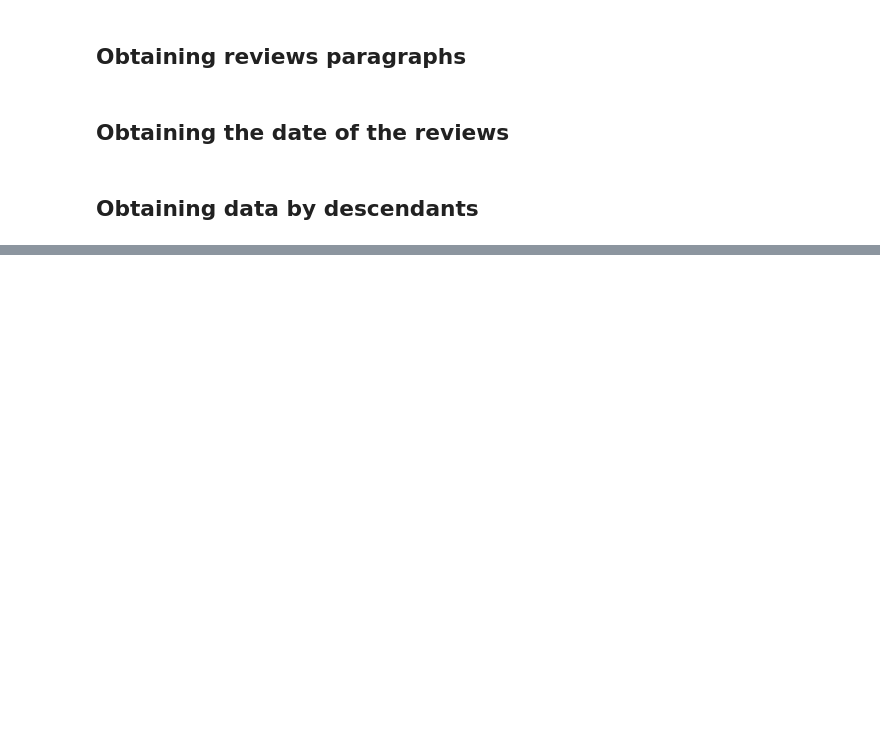
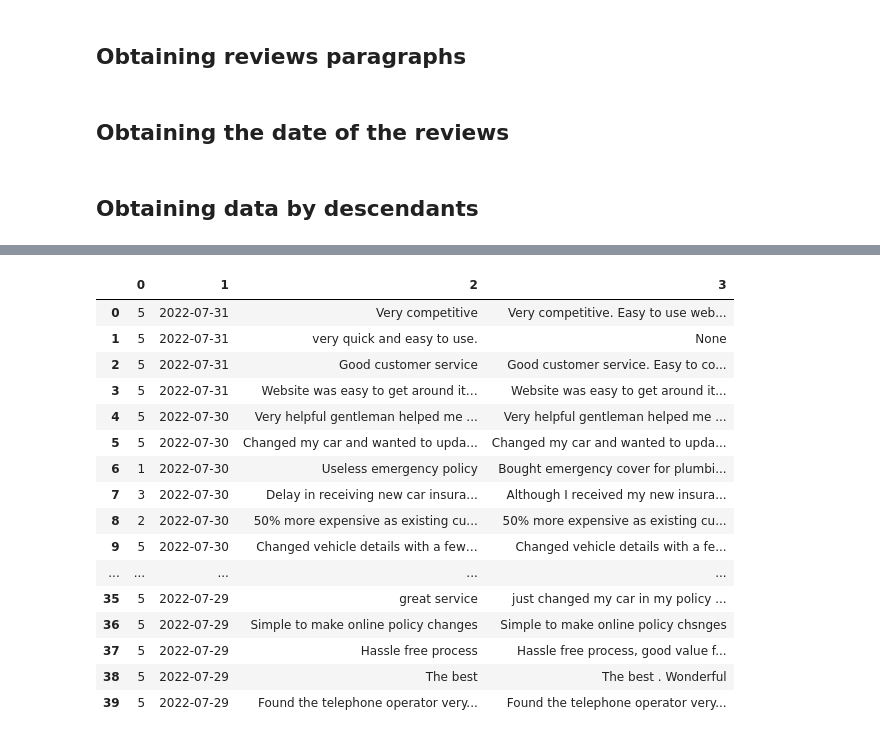
Before and after one commit to evegarcianz/CustomerServiceScraping, a Jupyter notebook: Reviews_Scraping.ipynb, the cells around one changed output, grey strips where cells are left out. Cells and saved outputs as stored; diff of their text form; code cells hidden in the pictures; blank space fills up the shorter version.

```diff
--- a/Reviews_Scraping.ipynb
+++ b/Reviews_Scraping.ipynb
@@ -123,0 +215,21 @@ df[1] = pd.to_datetime(df[1]) - pd.to_timedelta(7, unit='d')
+# %%
+axa3=axa2.copy()
+axa3.head(40)
+# %% [output]
+|  | 0 | 1 | 2 | 3 |
+| 0 | 5 | 2022-07-31 | Very competitive | Very competitive. Easy to use web... |
+| 1 | 5 | 2022-07-31 | very quick and easy to use. | None |
+| 2 | 5 | 2022-07-31 | Good customer service | Good customer service. Easy to co... |
+| 3 | 5 | 2022-07-31 | Website was easy to get around it… | Website was easy to get around it... |
+| 4 | 5 | 2022-07-30 | Very helpful gentleman helped me ... | Very helpful gentleman helped me ... |
+| 5 | 5 | 2022-07-30 | Changed my car and wanted to upda... | Changed my car and wanted to upda... |
+| 6 | 1 | 2022-07-30 | Useless emergency policy | Bought emergency cover for plumbi... |
+| 7 | 3 | 2022-07-30 | Delay in receiving new car insura... | Although I received my new insura... |
+| 8 | 2 | 2022-07-30 | 50% more expensive as existing cu... | 50% more expensive as existing cu... |
+| 9 | 5 | 2022-07-30 | Changed vehicle details with a few… | Changed vehicle details with a fe... |
+| ... | ... | ... | ... | ... |
+| 35 | 5 | 2022-07-29 | great service | just changed my car in my policy ... |
+| 36 | 5 | 2022-07-29 | Simple to make online policy changes | Simple to make online policy chsnges |
+| 37 | 5 | 2022-07-29 | Hassle free process | Hassle free process, good value f... |
+| 38 | 5 | 2022-07-29 | The best | The best . Wonderful |
+| 39 | 5 | 2022-07-29 | Found the telephone operator very... | Found the telephone operator very... |
```
Also changed, not shown: parts of 14 cells of this notebook.
